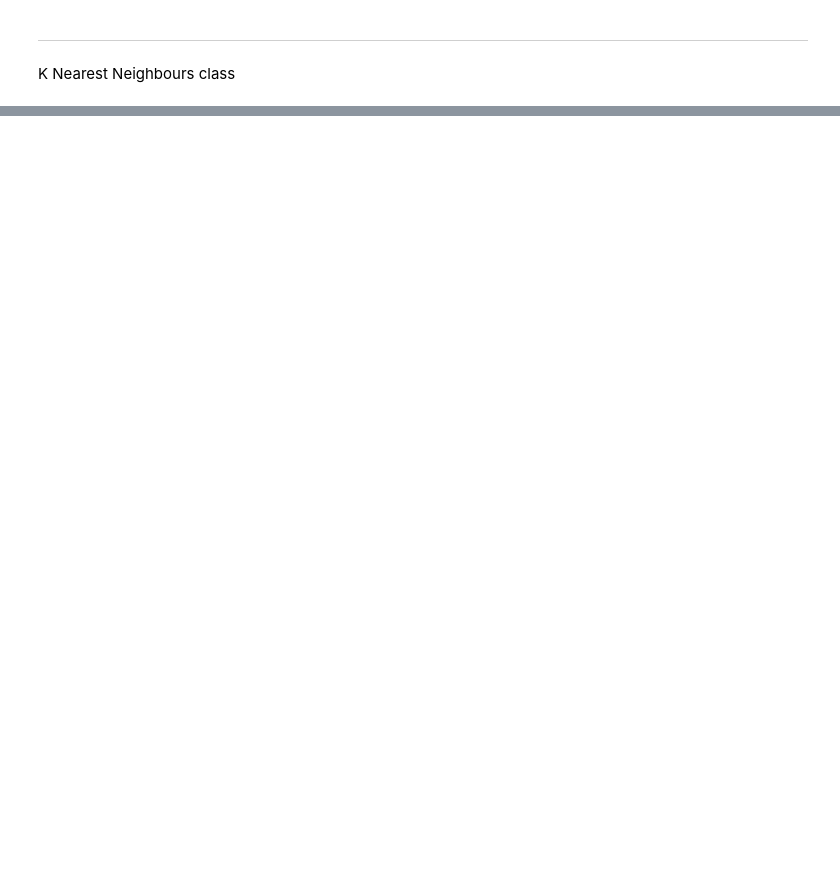
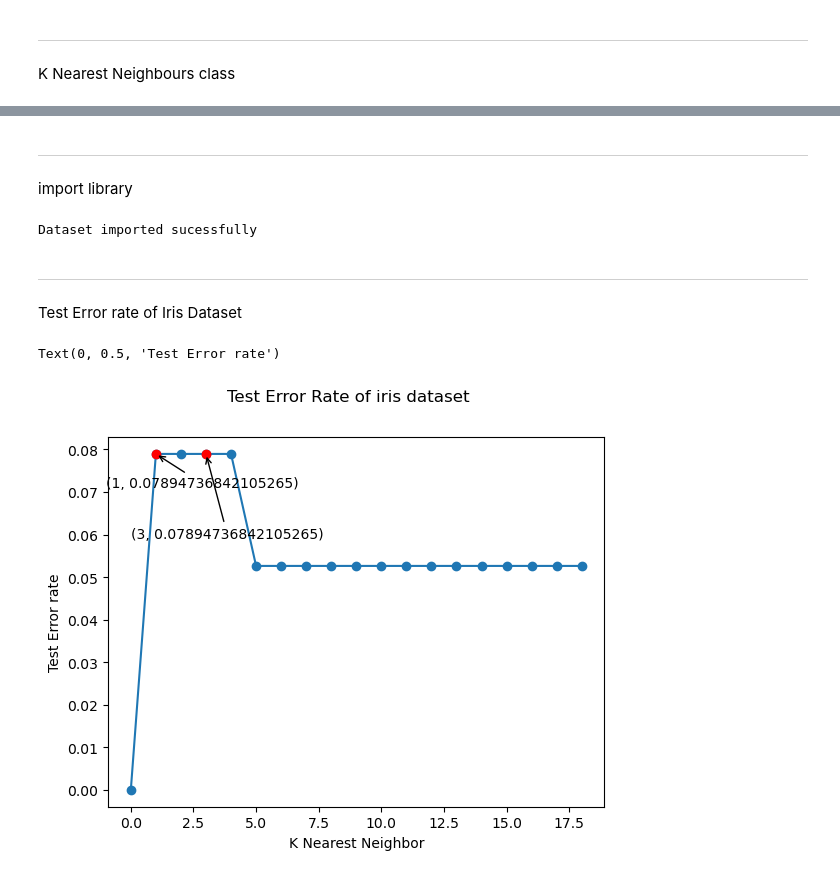
Before and after one commit to DDnerd001/cs3920, a Jupyter notebook: cs3920Assignment1.ipynb, the cells around one changed output, grey strips where cells are left out. Saved outputs shown, nothing was run; the diff lists cells and outputs as text; code cells hidden in the pictures; blank space fills up the shorter version.

```diff
--- a/cs3920Assignment1.ipynb
+++ b/cs3920Assignment1.ipynb
@@ -74,7 +74,19 @@ def indice_sort(pq, k):
         list: indice of sorted elements
     """
     c=[[pq[i],i] for i in range(len(pq))]
-    return [i[1] for i in nsmallest(k, c, key=lambda x: x[0])]
+    return  nsmallest(k, c, key=lambda x: x[0])
+
+def p_val(x:dict):
+    sum =0
+    q = x.copy()
+    for i in x.keys():
+        sum += mt.sqrt(x[i])
+    for i in x.keys():
+        if x[i]==0:
+            q[i] = float('inf')
+        else:
+            q[i] = sum/mt.sqrt(x[i])-1
+    return q
 # %% [markdown]
 ___
 test function
@@ -198,0 +223,43 @@ Run time of test:  0.015620231628417969
+# %% [markdown]
+___
+import library
+# %%
+from matplotlib.colors import ListedColormap
+import matplotlib.pyplot as plt
+from sklearn import datasets
+from sklearn.model_selection import train_test_split
+
+iris = datasets.load_iris()
+ionosphere_X = np.genfromtxt("ionosphere.txt", delimiter=",", usecols=np.arange(34))
+ionosphere_y = np.genfromtxt("ionosphere.txt", delimiter=",",
+    usecols=34, dtype='int')
+print("Dataset imported sucessfully")
+# %% [output]
+Dataset imported sucessfully
+# %% [markdown]
+___
+Test Error rate of Iris Dataset
+# %%
+X_train, X_test, y_train, y_test = train_test_split(iris['data'],
+iris['target'], random_state=412)
+result =np.empty(19)
+for i in range(1,19):
+    knn = KNN(k=i)
+    knn.fit(X_train, y_train)
+    result[i]=(1-knn.score(X_test, y_test))
+
+plt.plot(np.arange(19), result,marker="o")
+plt.plot(1,result[1],'ro')
+txt1 = "({x1}, {y1})".format(x1 = 1, y1 = result[1])
+plt.annotate(txt1, xy=(1,result[1]), xytext=(-1, result[1]*0.9),
+             arrowprops=dict(arrowstyle="->"))
+plt.plot(3,result[3],'ro')
+txt1 = "({x1}, {y1})".format(x1 = 3, y1 = result[3])
+plt.annotate(txt1, xy=(3,result[3]), xytext=(0, result[3]*0.75),
+             arrowprops=dict(arrowstyle="->"))
+plt.suptitle("Test Error Rate of iris dataset")
+plt.xlabel("K Nearest Neighbor")
+plt.ylabel("Test Error rate")
+# %% [output]
+Text(0, 0.5, 'Test Error rate')
+[figure, added]
```
Also changed, not shown: parts of 11 cells of this notebook, 1 other file.
